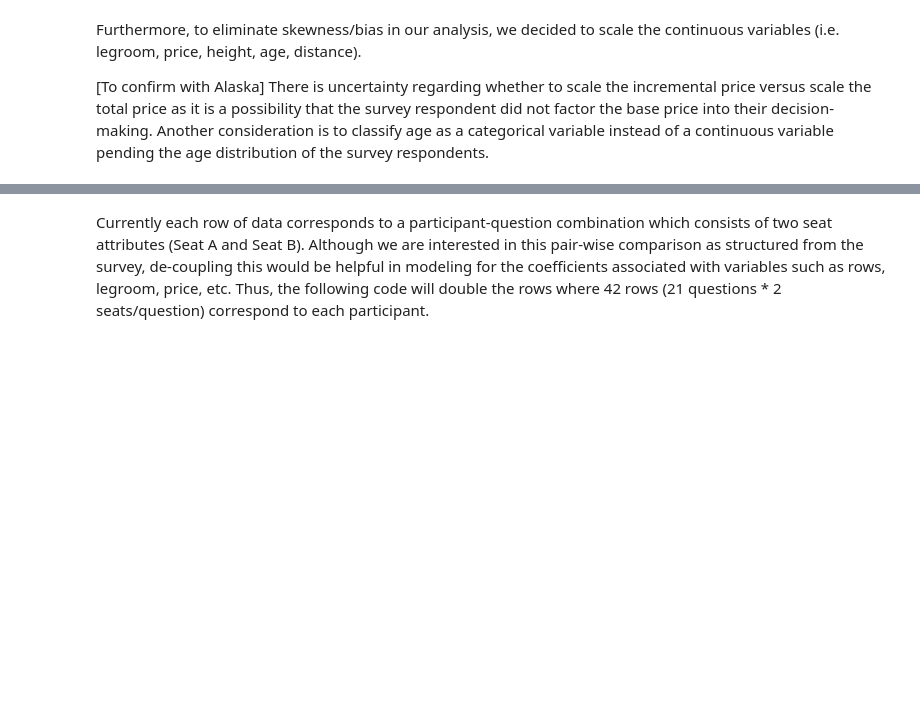
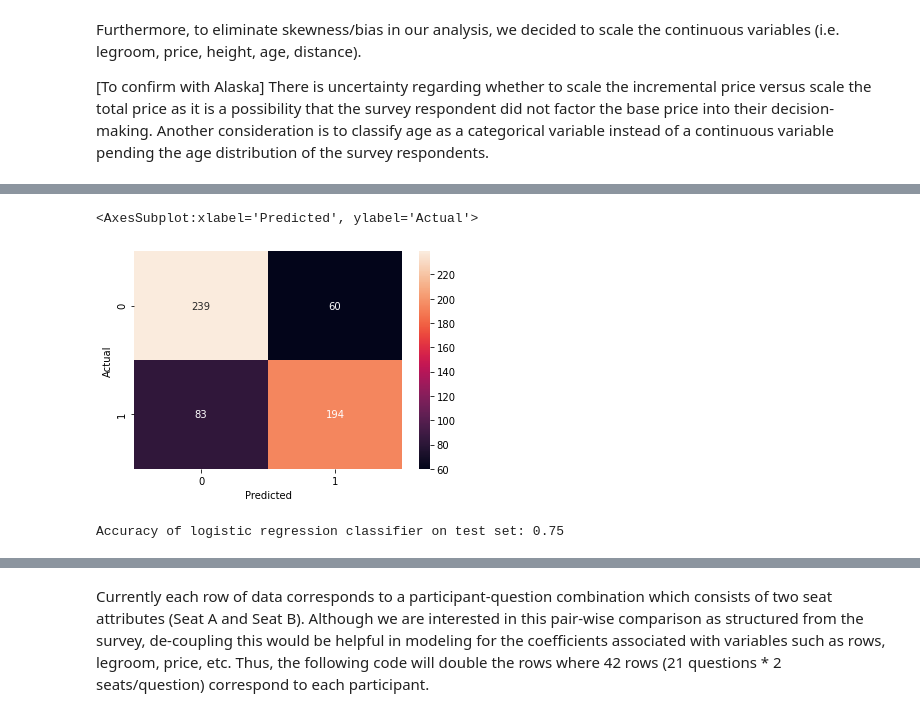
Before and after one commit to rwengstrom/AlaskaCapstone, a Jupyter notebook: Logistic.ipynb, the cells around one changed output, grey strips where cells are left out. Cells and saved outputs as stored; diff of their text form; code cells hidden in the pictures; blank space fills up the shorter version.

```diff
--- a/Logistic.ipynb
+++ b/Logistic.ipynb
@@ -409,0 +457,4 @@ There is uncertainty regarding whether to scale the incremental price versus sca
+# %%
+df_clean_dummies = pd.get_dummies(df_clean, columns = ['colA_categorical','colB_categorical','seatA_class','seatB_class',
+                                                      'plane_side','time_'] )
+df_clean_dummies
@@ -409,0 +475,7 @@ There is uncertainty regarding whether to scale the incremental price versus sca
+# %%
+df_clean_dummies.drop(['choice','seat_type_preference','gender','height_feet', 'annual_trip_freq',
+                                  'section_preference', 'height_inches', 'comment', 'age', 'percentage_biz',
+                                  'colA_categorical_Middle','seatA_class_Economy', 'seatA_class_First','seatA_class_Premium',
+                                  'seatB_class_Economy', 'seatB_class_First','seatB_class_Premium','plane_side_Left','time__Daytime',
+                                  'colA_','colB_'],
+                                  inplace = True, axis = 1)
@@ -409,0 +536,13 @@ There is uncertainty regarding whether to scale the incremental price versus sca
+# %%
+#Print Confusion Matrix
+confusion_matrix = pd.crosstab(y_test, y_pred, rownames=['Actual'], colnames=['Predicted'])
+sns.heatmap(confusion_matrix, annot=True, fmt='g')
+# %% [output]
+<AxesSubplot:xlabel='Predicted', ylabel='Actual'>
+[figure, added]
+# %%
+#Print Accuracy Score
+y_pred = log_reg.predict(X_test)
+print('Accuracy of logistic regression classifier on test set: {:.2f}'.format(log_reg.score(X_test, y_test)))
+# %% [output]
+Accuracy of logistic regression classifier on test set: 0.75
```
Also changed, not shown: parts of 63 cells of this notebook.
